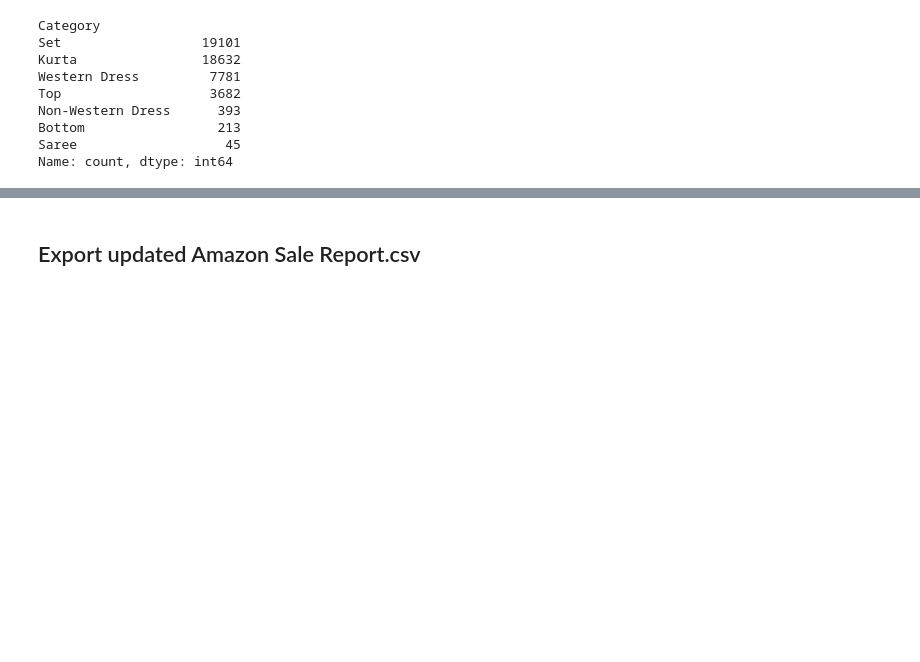
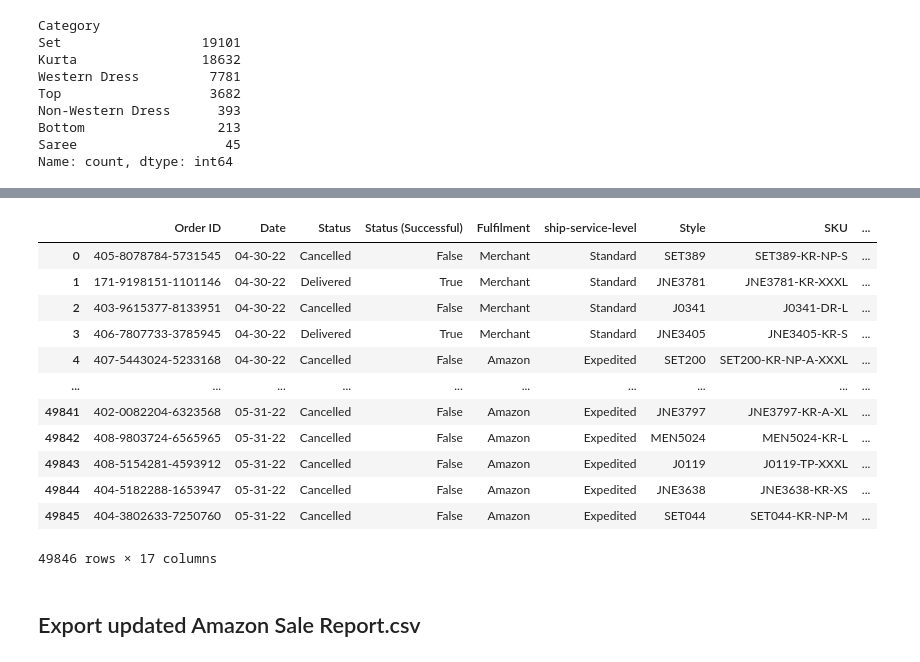
Before and after one commit to brianna-mitri/project-1, a Jupyter notebook: BM_Work/cleaning.ipynb, the cells around one changed output, grey strips where cells are left out. Drawn from its saved outputs; the diff is of its cells as text; code cells hidden in the pictures; blank space fills up the shorter version.

```diff
--- a/BM_Work/cleaning.ipynb
+++ b/BM_Work/cleaning.ipynb
@@ -174,0 +176,3 @@ Name: count, dtype: int64
+# %%
+# keep rows where 'Sales Channel ' is Amazon
+consumer_sale_df = consumer_sale_df[consumer_sale_df.iloc[:,5] != "Non-Amazon"]
@@ -175,3 +200,32 @@ Name: count, dtype: int64
+# %%
+# get list of repetitive columns with only one value (other than null)
+repetitive_cols = [col for col in consumer_sale_df.columns if consumer_sale_df[col].nunique() == 1]
+
+# drop repetitve columns: 'Sales Channel ', 'currency', 'ship-country', 'fulfilled-by'
+consumer_sale_df = consumer_sale_df.drop(columns=repetitive_cols)
+# %%
+# drop 'Courier Status' column (not helpful compared to 'Status')
+consumer_sale_df = consumer_sale_df.drop('Courier Status', axis=1)
+# %%
+# reset index
+consumer_sale_df.reset_index(drop=True, inplace=True)
+
+# display df
+consumer_sale_df
+# %% [output]
+|  | Order ID | Date | Status | Status (Successful) | Fulfilment | ship-service-level | Style | SKU | ... |
+| 0 | 405-8078784-5731545 | 04-30-22 | Cancelled | False | Merchant | Standard | SET389 | SET389-KR-NP-S | ... |
+| 1 | 171-9198151-1101146 | 04-30-22 | Delivered | True | Merchant | Standard | JNE3781 | JNE3781-KR-XXXL | ... |
+| 2 | 403-9615377-8133951 | 04-30-22 | Cancelled | False | Merchant | Standard | J0341 | J0341-DR-L | ... |
+| 3 | 406-7807733-3785945 | 04-30-22 | Delivered | True | Merchant | Standard | JNE3405 | JNE3405-KR-S | ... |
+| 4 | 407-5443024-5233168 | 04-30-22 | Cancelled | False | Amazon | Expedited | SET200 | SET200-KR-NP-A-XXXL | ... |
+| ... | ... | ... | ... | ... | ... | ... | ... | ... | ... |
+| 49841 | 402-0082204-6323568 | 05-31-22 | Cancelled | False | Amazon | Expedited | JNE3797 | JNE3797-KR-A-XL | ... |
+| 49842 | 408-9803724-6565965 | 05-31-22 | Cancelled | False | Amazon | Expedited | MEN5024 | MEN5024-KR-L | ... |
+| 49843 | 408-5154281-4593912 | 05-31-22 | Cancelled | False | Amazon | Expedited | J0119 | J0119-TP-XXXL | ... |
+| 49844 | 404-5182288-1653947 | 05-31-22 | Cancelled | False | Amazon | Expedited | JNE3638 | JNE3638-KR-XS | ... |
+| 49845 | 404-3802633-7250760 | 05-31-22 | Cancelled | False | Amazon | Expedited | SET044 | SET044-KR-NP-M | ... |
+49846 rows × 17 columns
 # %% [markdown]
 ## Export updated Amazon Sale Report.csv
 # %%
```
Also changed, not shown: parts of 7 cells of this notebook, 1 other file.
